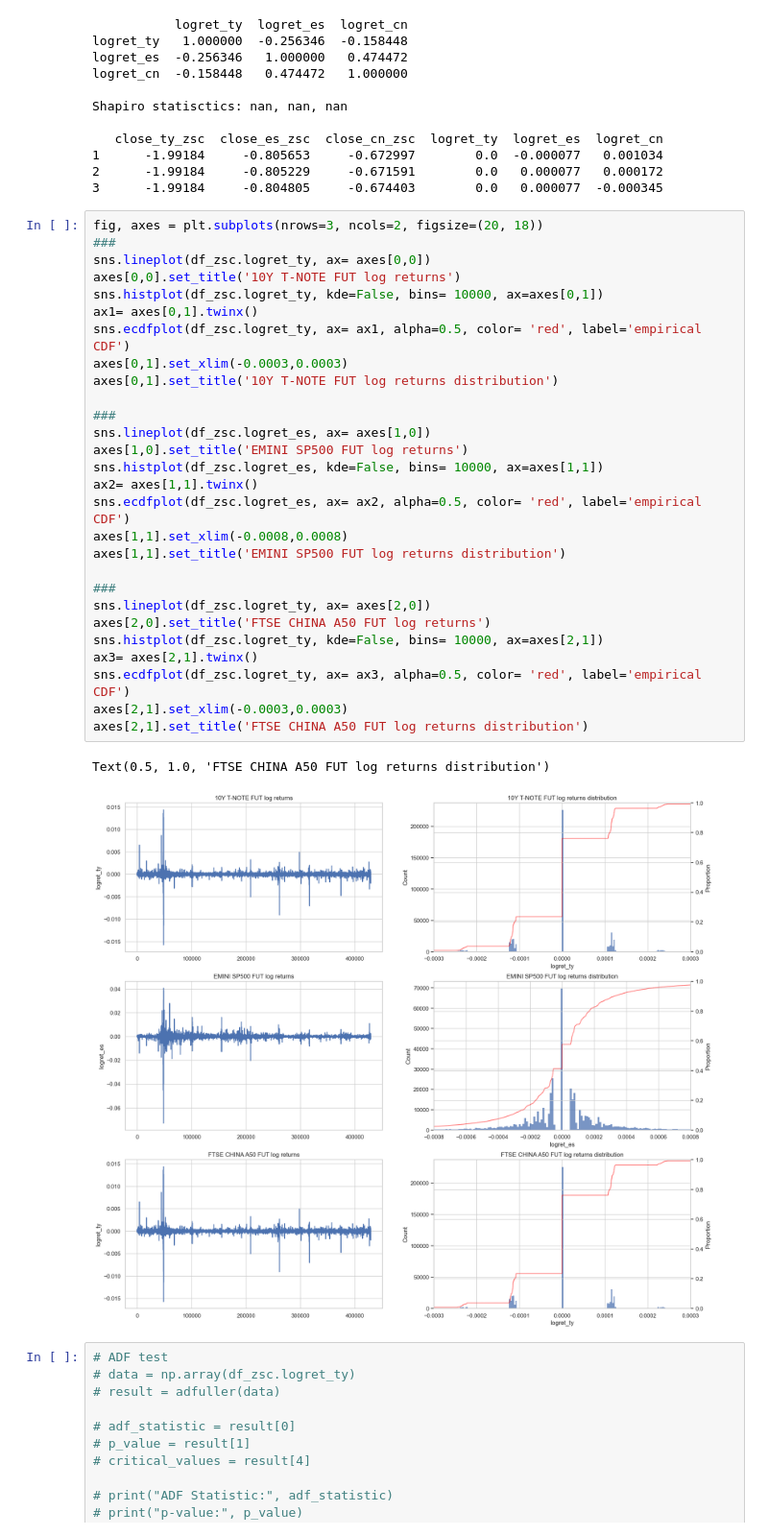
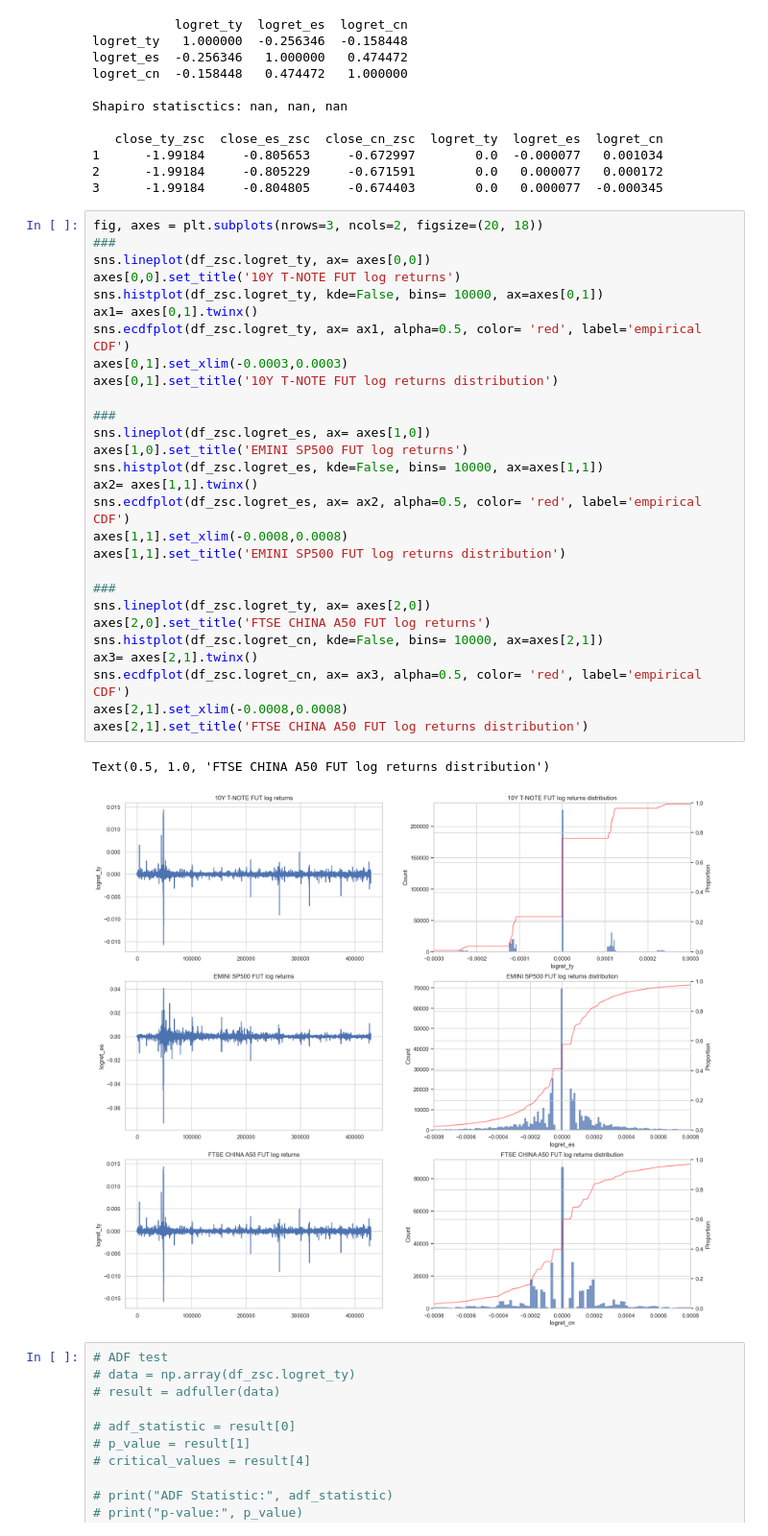
Before and after one commit to sntfm/phaseDelay, a Jupyter notebook: phaseDelay.ipynb, the cells around one changed output. Shown at 96% size. Drawn from its saved outputs; the diff is of its cells as text.

```diff
--- a/phaseDelay.ipynb
+++ b/phaseDelay.ipynb
@@ -87,34 +87,34 @@ Shapiro statisctics: nan, nan, nan
 # %%
 fig, axes = plt.subplots(nrows=3, ncols=2, figsize=(20, 18))
 ###
 sns.lineplot(df_zsc.logret_ty, ax= axes[0,0])
 axes[0,0].set_title('10Y T-NOTE FUT log returns')
 sns.histplot(df_zsc.logret_ty, kde=False, bins= 10000, ax=axes[0,1])
 ax1= axes[0,1].twinx()
 sns.ecdfplot(df_zsc.logret_ty, ax= ax1, alpha=0.5, color= 'red', label='empirical CDF')
 axes[0,1].set_xlim(-0.0003,0.0003)
 axes[0,1].set_title('10Y T-NOTE FUT log returns distribution')
 
 ###
 sns.lineplot(df_zsc.logret_es, ax= axes[1,0])
 axes[1,0].set_title('EMINI SP500 FUT log returns')
 sns.histplot(df_zsc.logret_es, kde=False, bins= 10000, ax=axes[1,1])
 ax2= axes[1,1].twinx()
 sns.ecdfplot(df_zsc.logret_es, ax= ax2, alpha=0.5, color= 'red', label='empirical CDF')
 axes[1,1].set_xlim(-0.0008,0.0008)
 axes[1,1].set_title('EMINI SP500 FUT log returns distribution')
 
 ###
 sns.lineplot(df_zsc.logret_ty, ax= axes[2,0])
 axes[2,0].set_title('FTSE CHINA A50 FUT log returns')
-sns.histplot(df_zsc.logret_ty, kde=False, bins= 10000, ax=axes[2,1])
+sns.histplot(df_zsc.logret_cn, kde=False, bins= 10000, ax=axes[2,1])
 ax3= axes[2,1].twinx()
-sns.ecdfplot(df_zsc.logret_ty, ax= ax3, alpha=0.5, color= 'red', label='empirical CDF')
-axes[2,1].set_xlim(-0.0003,0.0003)
+sns.ecdfplot(df_zsc.logret_cn, ax= ax3, alpha=0.5, color= 'red', label='empirical CDF')
+axes[2,1].set_xlim(-0.0008,0.0008)
 axes[2,1].set_title('FTSE CHINA A50 FUT log returns distribution')
 # %% [output]
 Text(0.5, 1.0, 'FTSE CHINA A50 FUT log returns distribution')
-[figure, old version]
+[figure, new version]
 # %%
 # ADF test
 # data = np.array(df_zsc.logret_ty)
```
Also changed, not shown: parts of 12 cells of this notebook.
